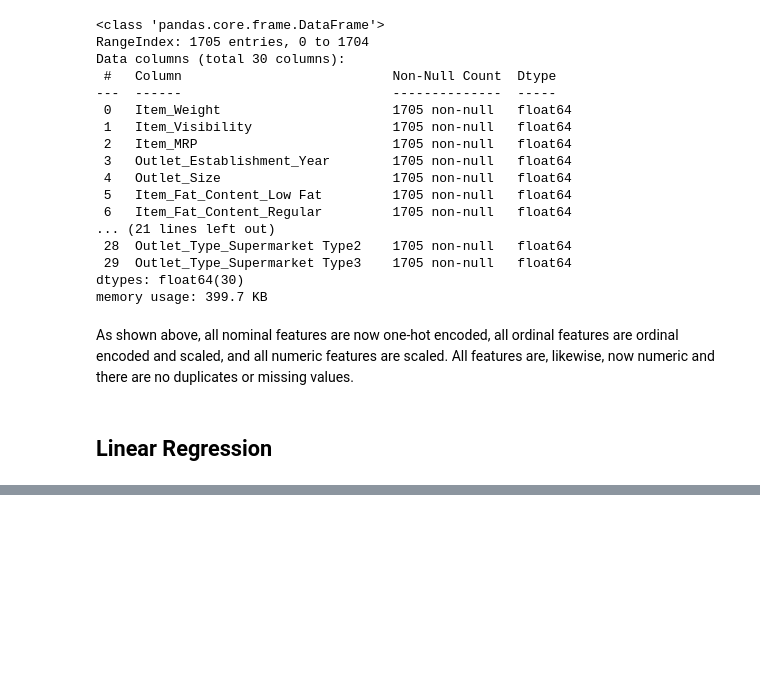
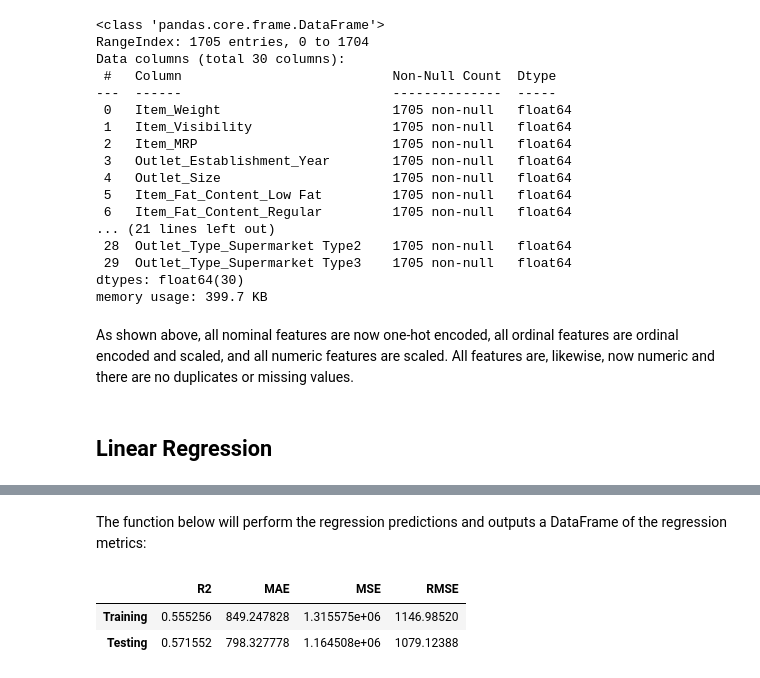
Before and after one commit to john-a-dixon/forecasting-food-sales, a Jupyter notebook: forecasting-food-sales.ipynb, the cells around one changed output, grey strips where cells are left out. Drawn from its saved outputs; the diff is of its cells as text; code cells hidden in the pictures; blank space fills up the shorter version.

Commit message:
Added Linear regression model.

```diff
--- a/forecasting-food-sales.ipynb
+++ b/forecasting-food-sales.ipynb
@@ -1106,3 +1104,6 @@ lr = LinearRegression()
 # %%
-# Instantiate a linear regression pipeline
+# Instantiate a linear regression model
+lr = LinearRegression()
+# Instantiate a linear regression pipeline and fit it to the training data
 lr_pipeline = make_pipeline(preprocessor, lr)
+lr_pipeline.fit(X_train, y_train)
@@ -1108,0 +1128,30 @@ lr_pipeline = make_pipeline(preprocessor, lr)
+# %% [markdown]
+The function below will perform the regression predictions and outputs a DataFrame of the regression metrics:
+# %%
+from sklearn.metrics import mean_absolute_error, mean_squared_error
+
+# Function for evaluating regression R^2 scores
+def metrics(regressor, training, testing):
+    """Function for evaluating a model's R^2 scores"""
+    predictions = {
+        "training": regressor.predict(training["X"]),
+        "testing": regressor.predict(testing["X"])
+    }
+
+    metrics_df = pd.DataFrame({
+        "R2": [regressor.score(training["X"], training["y"]), regressor.score(testing["X"], testing["y"])],
+        "MAE": [mean_absolute_error(training["y"], predictions["training"]), mean_absolute_error(testing["y"], predictions["testing"])],
+        "MSE": [mean_squared_error(training["y"], predictions["training"]), mean_squared_error(testing["y"], predictions["testing"])],
+        "RMSE": [np.sqrt(mean_squared_error(training["y"], predictions["training"])), np.sqrt(mean_squared_error(testing["y"], predictions["testing"]))]
+    }, index=["Training", "Testing"])
+    return metrics_df
+# %%
+# Create a training and testing dictionary for the above function
+training_set = {"X": X_train, "y": y_train}
+testing_set = {"X": X_test, "y": y_test}
+# %%
+metrics(lr_pipeline, training_set, testing_set)
+# %% [output]
+|  | R2 | MAE | MSE | RMSE |
+| Training | 0.555256 | 849.247828 | 1.315575e+06 | 1146.98520 |
+| Testing | 0.571552 | 798.327778 | 1.164508e+06 | 1079.12388 |
```
Also changed, not shown: parts of 3 cells of this notebook.
